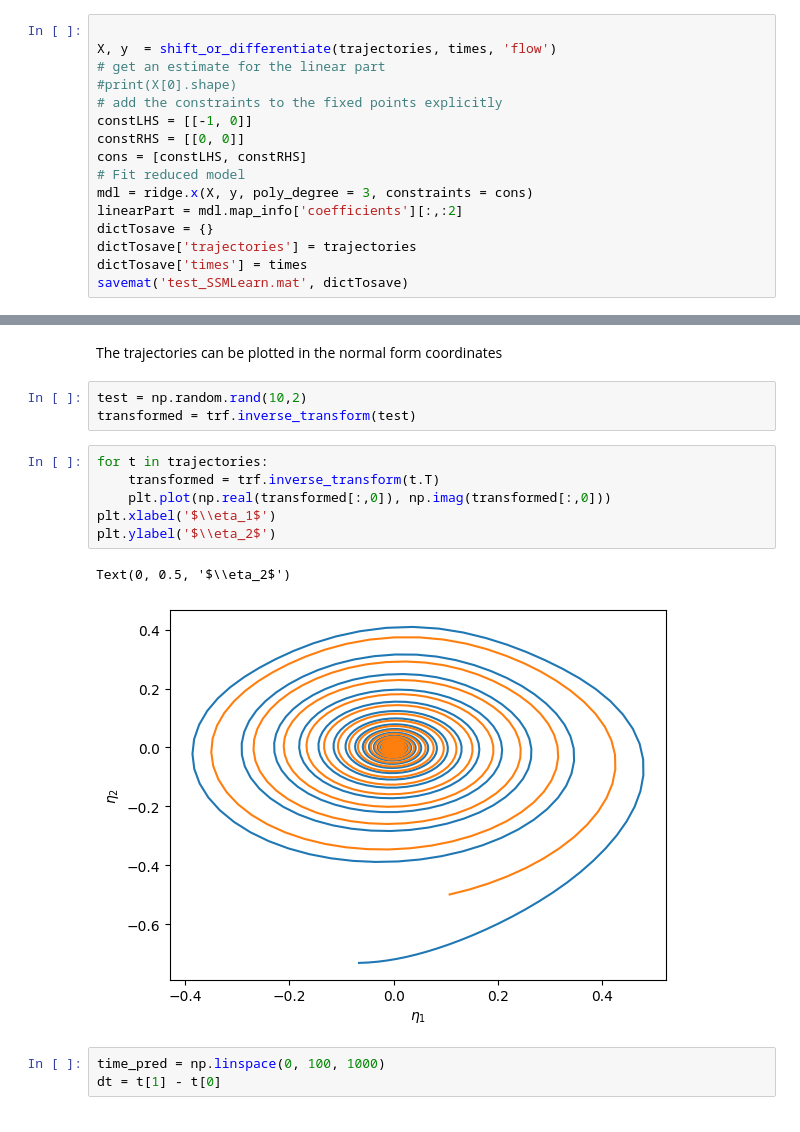
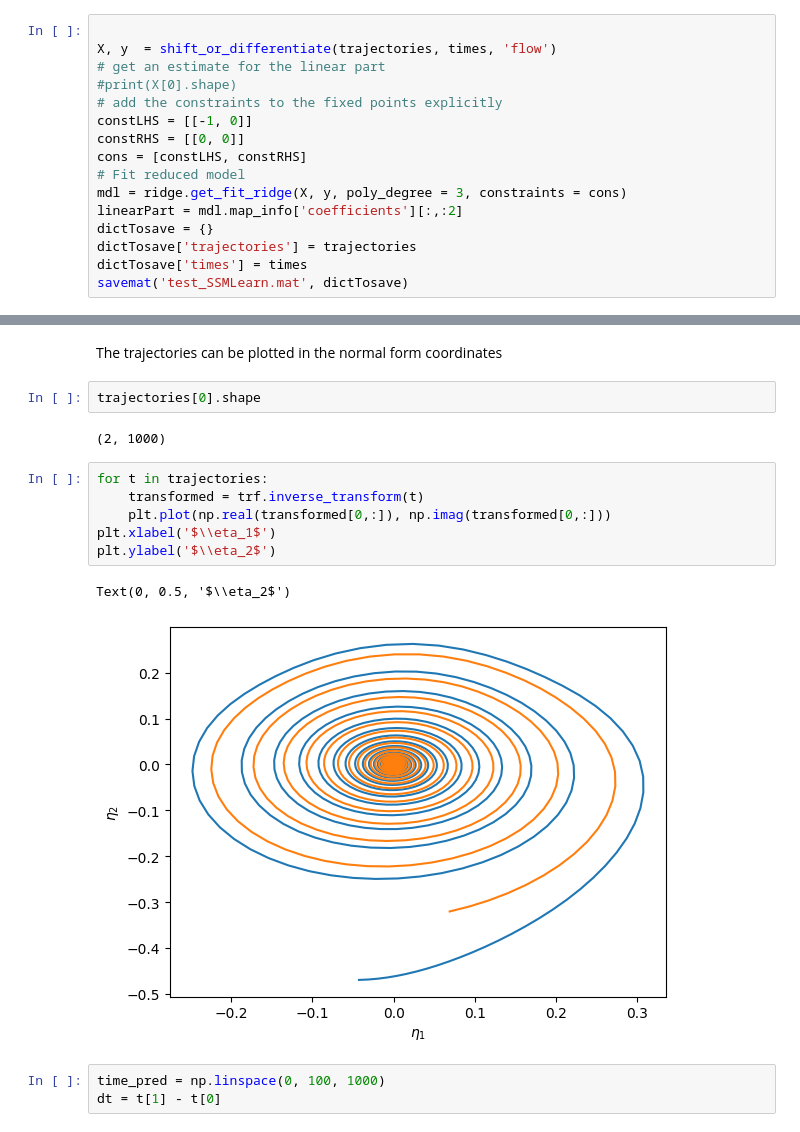
Before and after one commit to haller-group/SSMLearnPy, a Jupyter notebook: examples/one_dof_oscillator/test_normalform_transformation_benchmark_vs_ssmlearn.ipynb, the cells around one changed output, grey strips where cells are left out. Cells and saved outputs as stored; diff of their text form.

```diff
--- a/examples/one_dof_oscillator/test_normalform_transformation_benchmark_vs_ssmlearn.ipynb
+++ b/examples/one_dof_oscillator/test_normalform_transformation_benchmark_vs_ssmlearn.ipynb
@@ -123,7 +123,7 @@ constLHS = [[-1, 0]]
 constRHS = [[0, 0]]
 cons = [constLHS, constRHS]
 # Fit reduced model
-mdl = ridge.x(X, y, poly_degree = 3, constraints = cons)
+mdl = ridge.get_fit_ridge(X, y, poly_degree = 3, constraints = cons)
 linearPart = mdl.map_info['coefficients'][:,:2]
 dictTosave = {}
 dictTosave['trajectories'] = trajectories
@@ -149,18 +149,19 @@ array([[-0.04847425+1.41048894j,  0.        +0.j        ],
 trf, dyn = normalform.wrap_optimized_coefficients(ndofs, nf, 3, d )
 # %% [markdown]
 The trajectories can be plotted in the normal form coordinates
-# %%
-test = np.random.rand(10,2)
-transformed = trf.inverse_transform(test)
+# %%
+trajectories[0].shape
+# %% [output]
+(2, 1000)
 # %%
 for t in trajectories:
-    transformed = trf.inverse_transform(t.T)
-    plt.plot(np.real(transformed[:,0]), np.imag(transformed[:,0]))
+    transformed = trf.inverse_transform(t)
+    plt.plot(np.real(transformed[0,:]), np.imag(transformed[0,:]))
 plt.xlabel('$\\eta_1$')
 plt.ylabel('$\\eta_2$')
 # %% [output]
 Text(0, 0.5, '$\\eta_2$')
-[figure, old version]
+[figure, new version]
 # %%
 time_pred = np.linspace(0, 100, 1000)
 dt = t[1] - t[0]
```
Also changed, not shown: parts of 7 cells of this notebook, 6 other files.
